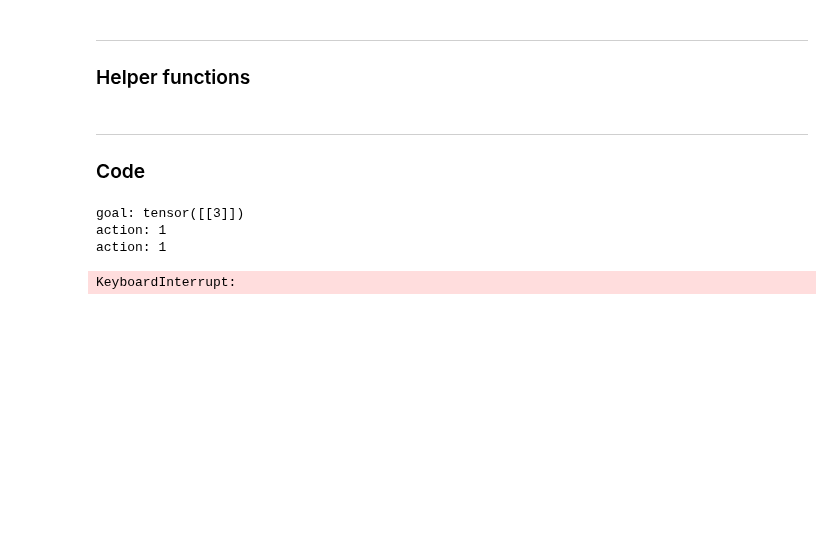
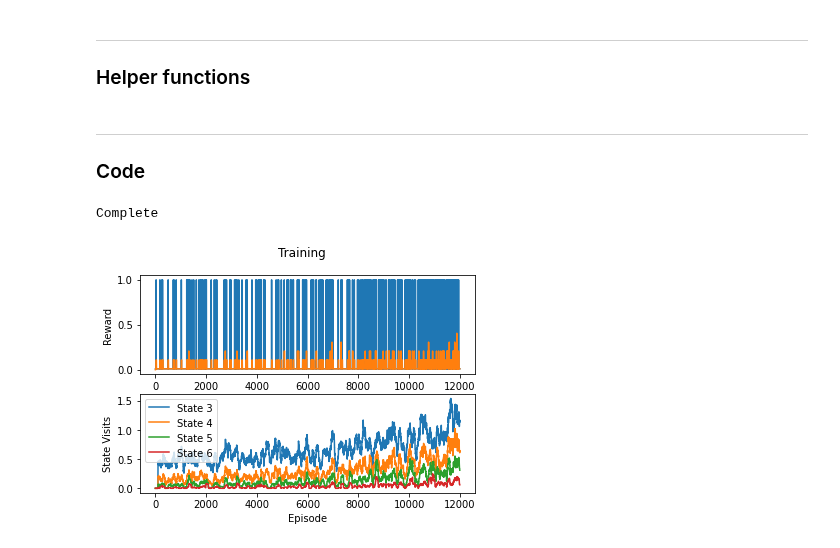
Before and after one commit to Davidobot/adversarial_hrl, a Jupyter notebook: hdqn_linear_dsdp.ipynb, the cells around one changed output. Cells and saved outputs as stored; diff of their text form; code cells hidden in the pictures; blank space fills up the shorter version.

Commit message:
Fixed hdqn, results for both (h)dqn

```diff
--- a/hdqn_linear_dsdp.ipynb
+++ b/hdqn_linear_dsdp.ipynb
@@ -86,7 +99,13 @@ class ReplayMemory(object):
         self.position = (self.position + 1) % self.capacity
 
     def sample(self, batch_size):
-        return random.sample(self.memory, batch_size)
+        state_batch, action_batch, next_state_batch, reward_batch, done_batch = zip(*random.sample(self.memory, batch_size))
+        state_batch = np.concatenate(state_batch, axis=0)
+        action_batch = np.array(action_batch)
+        next_state_batch = np.concatenate(next_state_batch, axis=0)
+        reward_batch = np.array(reward_batch)
+        done_batch = np.array(done_batch)
+        return state_batch, action_batch, next_state_batch, reward_batch, done_batch
 
     def __len__(self):
         return len(self.memory)
@@ -207,62 +228,69 @@ n_observations = env.observation_space.shape[0]
 # Initialize action-value function Q with random weights
 hdqnAgent = HDQN(n_observations, n_observations, n_actions).to(device)
 
-num_episodes = 10000 # M
+num_episodes = 12000 # M
 episode_durations = []
+state_visits = {2: [], 3: [], 4: [], 5: []}
+
 for i_episode in range(num_episodes):
     observation = env.reset()
     state = torch.from_numpy(observation).float()
 
     overall_reward = 0
+    ep_state_visits = {2: 0, 3: 0, 4: 0, 5: 0}
     done = False
     while not done:
         # select a goal
         goal = hdqnAgent.select_goal(state)
-        print(f"goal: {goal}")
         encoded_goal = one_hot(n_observations, [goal.item()])
 
         goal_done = False
         total_extrinsic = 0
+        s_0 = state
         while not done and not goal_done:
 
-            joint_goal_state = torch.from_numpy(np.concatenate([encoded_goal, state])).float()
+            joint_goal_state = torch.from_numpy(np.concatenate([encoded_goal, state], axis=1)).float()
 
             # Execute action a_t in emulator and observe reward r_t and image x_{t+1}
             action = hdqnAgent.select_action(joint_goal_state)
 
-            print(f"action: {action.item()}")
             observation, reward, done, _ = env.step(action.item())
             extrinsic_reward = torch.tensor([reward], device=device)
+
+            decoded_obs = rev_one_hot(observation)
+
+            if decoded_obs in ep_state_visits.keys():
+                ep_state_visits[decoded_obs] += 1
 
             overall_reward += reward
             total_extrinsic += reward
 
-            intrinsic_reward = torch.tensor([hdqnAgent.intrinsic_reward(goal, rev_one_hot(observation))], device=device)
+            intrinsic_reward = torch.tensor([hdqnAgent.intrinsic_reward(goal, decoded_obs)], device=device)
 
             # preprocess φ_{t+1} = φ(s_{t+1})
             next_state = torch.from_numpy(observation).float()
-            joint_next_state = torch.from_numpy(np.concatenate([encoded_goal, next_state])).float()
+            joint_next_state = torch.from_numpy(np.concatenate([encoded_goal, next_state], axis=1)).float()
 
-            goal_done = (rev_one_hot(observation) == goal)
+            goal_done = (decoded_obs == goal)
 
             # Store transition (φt, at, rt, φt+1) in D
             hdqnAgent.store_controller(joint_goal_state, action, joint_next_state, intrinsic_reward, done)
 
             state = next_state
 
             hdqnAgent.experience_replay()
 
         # Store transition for meta controller
-        hdqnAgent.store_meta_controller(state, action, next_state, torch.tensor([total_extrinsic], device=device), done)
+        hdqnAgent.store_meta_controller(s_0, goal, next_state, torch.tensor([total_extrinsic], device=device), done)
         hdqnAgent.experience_replay()
 
     episode_durations.append(overall_reward)
+    for i in ep_state_visits.keys():
+        state_visits[i].append(ep_state_visits[i])
     plot_durations()
 
 print('Complete')
 plot_durations()
 # %% [output]
-goal: tensor([[3]])
-action: 1
-action: 1
+Complete
-KeyboardInterrupt:
+[figure, added]
```
Also changed, not shown: parts of 3 cells of this notebook, 2 other files.
